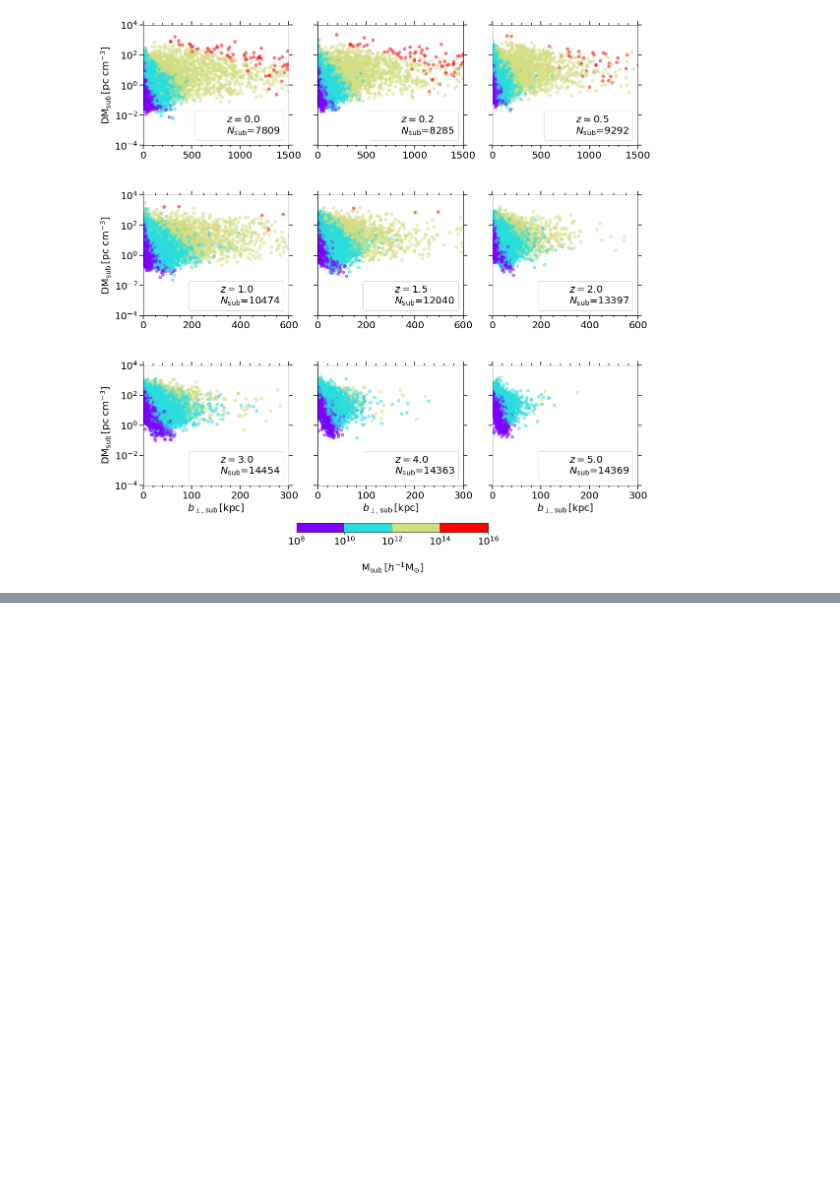
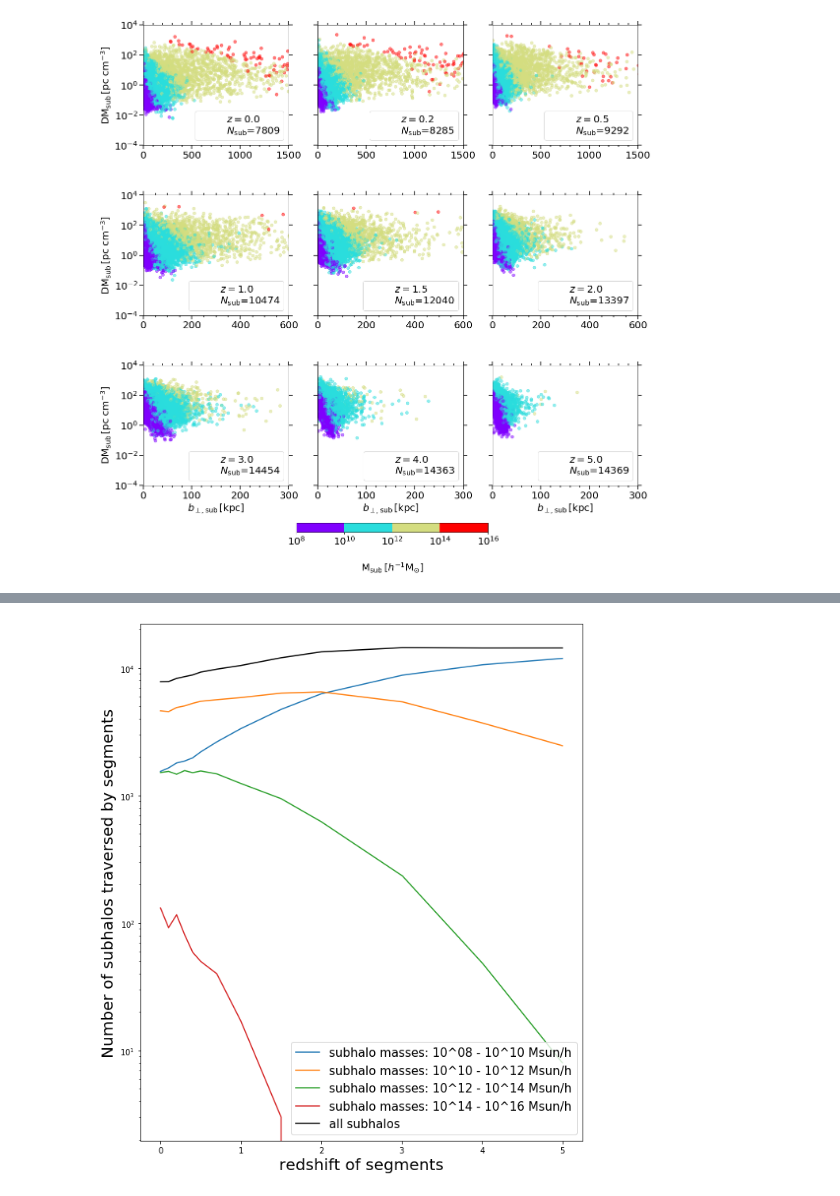
Before and after one commit to mbcxqcw2/Constraining_LSS_DMs_Backup, a Jupyter notebook: work_directory/Paper_Plots_IF_vs_DM_3.ipynb, the cells around one changed output, grey strips where cells are left out. Drawn from its saved outputs; the diff is of its cells as text; code cells hidden in the pictures; blank space fills up the shorter version.

```diff
--- a/work_directory/Paper_Plots_IF_vs_DM_3.ipynb
+++ b/work_directory/Paper_Plots_IF_vs_DM_3.ipynb
@@ -764,0 +767,76 @@ number of traversals at z = 5.00: 14369
+# %%
+#define snapshots to check
+snap_numbers = [99,91,84,78,72,67,59,50,40,33,25,21,17]
+
+#define the redshifts of the snapshots
+snap_redshifts = [0.00,0.10,0.20,0.30,0.40,0.50,0.70,1.00,1.50,2.00,3.01,4.01,5.00]
+
+#initialise arrays to hold number of subhalos of given masses traversed by segments
+bin_08_10 = []
+bin_10_12 = []
+bin_12_14 = []
+bin_14_16 = []
+
+for i in range(len(snap_numbers)):
+
+    #################################
+    #get the current snapshot number#
+    #################################
+    snap_number = snap_numbers[i]
+
+    ###################################
+    #get the redshift of this snapshot#
+    ###################################
+    header = il.groupcat.loadHeader(basePath,snap_number) #get header for this snapshot
+    redshift=header['Redshift'] #get redshift of snapshot
+
+    ###################################################
+    #load relevant snapshot data (masses [10^10Msun/h]#
+    ###################################################
+
+    #sh_IDs = np.load('/u/cwalker/Illustris_Zhang_Method/Impact_Factor_DM_Analysis_Output/Snap_{0}_IDs_sh.npy'.format(snap_number),allow_pickle=True)
+    #sh_DMs = np.load('/u/cwalker/Illustris_Zhang_Method/Impact_Factor_DM_Analysis_Output/Snap_{0}_DMs_sh.npy'.format(snap_number),allow_pickle=True)
+    #sh_IFs = np.load('/u/cwalker/Illustris_Zhang_Method/Impact_Factor_DM_Analysis_Output/Snap_{0}_IFs_sh.npy'.format(snap_number),allow_pickle=True)
+    sh_Masses = np.load('/u/cwalker/Illustris_Zhang_Method/Impact_Factor_DM_Analysis_Output/Snap_{0}_Mass_sh.npy'.format(snap_number),allow_pickle=True)
+
+    ########################################
+    #convert masses to units of just Msun/h#
+    ########################################
+    sh_Masses*=1e10
+    print(sh_Masses.shape)
+
+    ############################################################################
+    #append number of subhalos of each mass bin traversed by segments to arrays#
+    ############################################################################
+    bin_08_10.append(len(np.where((sh_Masses>=1e8)&(sh_Masses<1e10))[0]))
+    bin_10_12.append(len(np.where((sh_Masses>=1e10)&(sh_Masses<1e12))[0]))
+    bin_12_14.append(len(np.where((sh_Masses>=1e12)&(sh_Masses<1e14))[0]))
+    bin_14_16.append(len(np.where((sh_Masses>=1e14)&(sh_Masses<1e16))[0]))
+
+#convert to numpy arrays
+bin_08_10 = np.array(bin_08_10)
+bin_10_12 = np.array(bin_10_12)
+bin_12_14 = np.array(bin_12_14)
+bin_14_16 = np.array(bin_14_16)
+
+#quickly check summed total of bins equals total number traversed overall
+print(bin_08_10+bin_10_12+bin_12_14+bin_14_16)
+
+#################
+#initialise plot#
+#################
+fig = plt.figure(figsize=(10,12))
+ax = fig.add_subplot(111)
+ax.set_xlabel('redshift of segments',fontsize=20)
+ax.set_ylabel('Number of subhalos traversed by segments',fontsize=20)
+ax.set_yscale('log')
+
+ax.plot(snap_redshifts,bin_08_10,label='subhalo masses: 10^08 - 10^10 Msun/h')
+ax.plot(snap_redshifts,bin_10_12,label='subhalo masses: 10^10 - 10^12 Msun/h')
+ax.plot(snap_redshifts,bin_12_14,label='subhalo masses: 10^12 - 10^14 Msun/h')
+ax.plot(snap_redshifts,bin_14_16,label='subhalo masses: 10^14 - 10^16 Msun/h')
+ax.plot(snap_redshifts,bin_08_10+bin_10_12+bin_12_14+bin_14_16,color='k',label='all subhalos')
+
+plt.legend(fontsize=15,loc=4)
+plt.show()
+# %% [output]
@@ -764,0 +858 @@ number of traversals at z = 5.00: 14369
+[figure, added]
```
Also changed, not shown: parts of 4 cells of this notebook, 1 other file.
